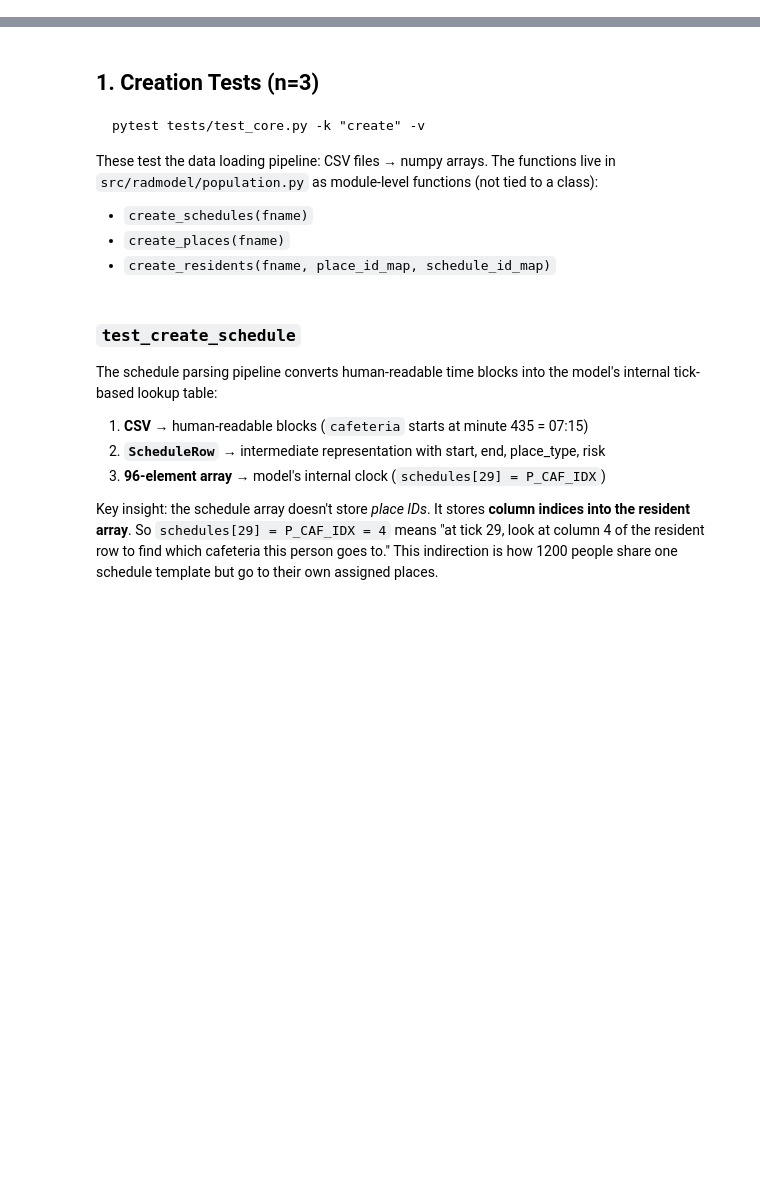
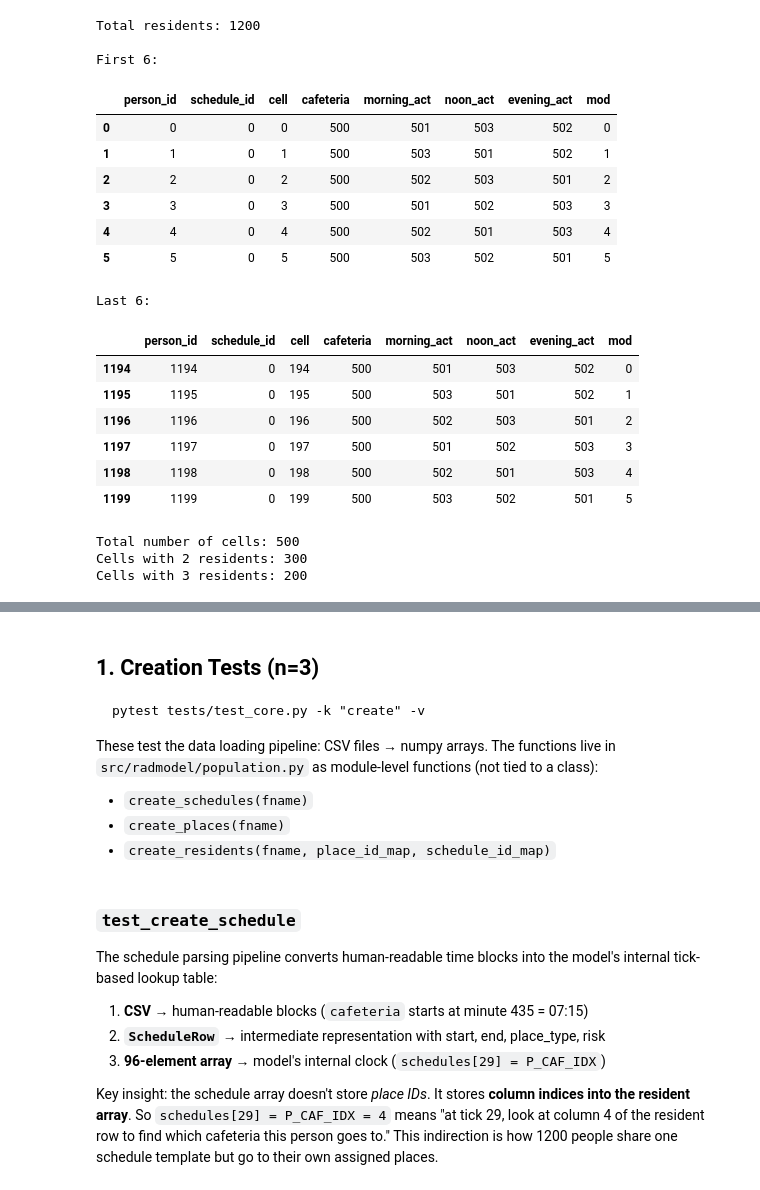
Before and after one commit to khanna-lab/radmodel, a Jupyter notebook: notebooks/test_core_walkthrough.ipynb, the cells around one changed output, grey strips where cells are left out. Saved outputs shown, nothing was run; the diff lists cells and outputs as text; code cells hidden in the pictures; blank space fills up the shorter version.

```diff
--- a/notebooks/test_core_walkthrough.ipynb
+++ b/notebooks/test_core_walkthrough.ipynb
@@ -55,8 +101,35 @@ display(places_df.tail(6))
 # %%
 # ng_residents.csv - 1200 residents, each assigned to a cell + shared places
 residents_df = pd.read_csv("test_data/ng_residents.csv")
 print(f"Total residents: {len(residents_df)}")
 print(f"\nFirst 6:")
 display(residents_df.head(6))
 print(f"\nLast 6:")
 display(residents_df.tail(6))
+
+cell_counts = residents_df["cell"].value_counts()
+print(f"Total number of cells: {residents_df['cell'].nunique()}")
+print(f"Cells with 2 residents: {(cell_counts == 2).sum()}")
+print(f"Cells with 3 residents: {(cell_counts == 3).sum()}")
+# %% [output]
+Total residents: 1200
+
+First 6:
+|  | person_id | schedule_id | cell | cafeteria | morning_act | noon_act | evening_act | mod |
+| 0 | 0 | 0 | 0 | 500 | 501 | 503 | 502 | 0 |
+| 1 | 1 | 0 | 1 | 500 | 503 | 501 | 502 | 1 |
+| 2 | 2 | 0 | 2 | 500 | 502 | 503 | 501 | 2 |
+| 3 | 3 | 0 | 3 | 500 | 501 | 502 | 503 | 3 |
+| 4 | 4 | 0 | 4 | 500 | 502 | 501 | 503 | 4 |
+| 5 | 5 | 0 | 5 | 500 | 503 | 502 | 501 | 5 |
+Last 6:
+|  | person_id | schedule_id | cell | cafeteria | morning_act | noon_act | evening_act | mod |
+| 1194 | 1194 | 0 | 194 | 500 | 501 | 503 | 502 | 0 |
+| 1195 | 1195 | 0 | 195 | 500 | 503 | 501 | 502 | 1 |
+| 1196 | 1196 | 0 | 196 | 500 | 502 | 503 | 501 | 2 |
+| 1197 | 1197 | 0 | 197 | 500 | 501 | 502 | 503 | 3 |
+| 1198 | 1198 | 0 | 198 | 500 | 502 | 501 | 503 | 4 |
+| 1199 | 1199 | 0 | 199 | 500 | 503 | 502 | 501 | 5 |
+Total number of cells: 500
+Cells with 2 residents: 300
+Cells with 3 residents: 200
```
Also changed, not shown: parts of 7 cells of this notebook.
